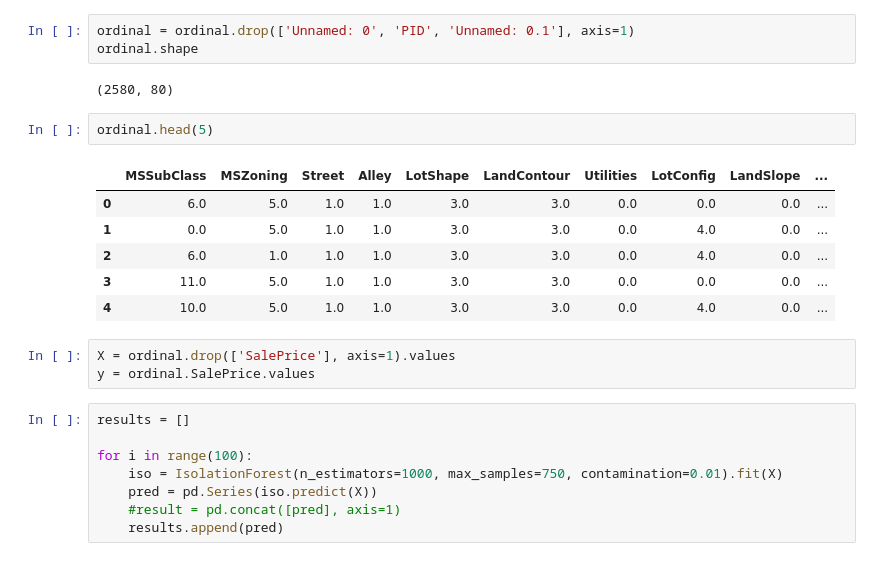
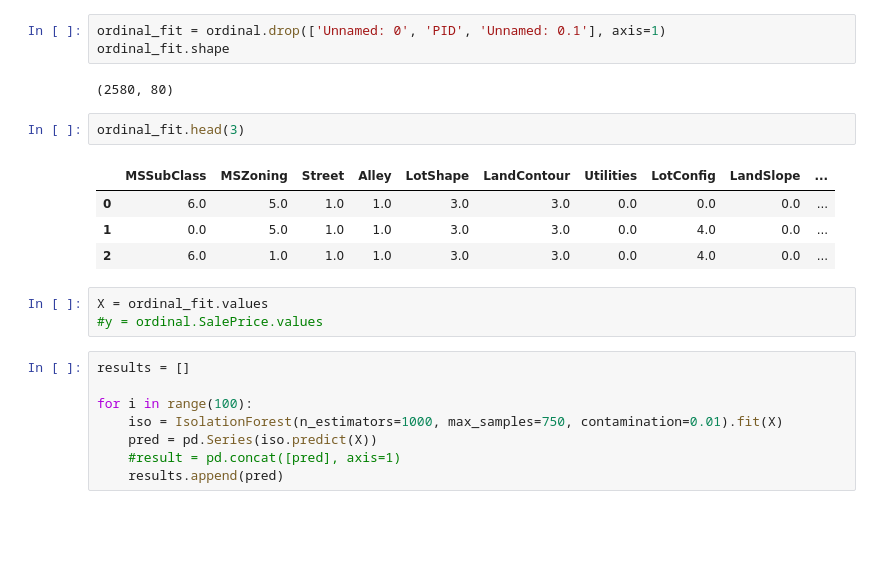
Before and after one commit to BPM1401/Go-Big-Or-Go-Home, a Jupyter notebook: Model Performance/Remove Outliers/Isolation Forest.ipynb, the cells around one changed output. Cells and saved outputs as stored; diff of their text form; blank space fills up the shorter version.

```diff
--- a/Model Performance/Remove Outliers/Isolation Forest.ipynb
+++ b/Model Performance/Remove Outliers/Isolation Forest.ipynb
@@ -17,22 +17,20 @@ ordinal.shape
 # %% [output]
 (2580, 83)
 # %%
-ordinal = ordinal.drop(['Unnamed: 0', 'PID', 'Unnamed: 0.1'], axis=1)
-ordinal.shape
+ordinal_fit = ordinal.drop(['Unnamed: 0', 'PID', 'Unnamed: 0.1'], axis=1)
+ordinal_fit.shape
 # %% [output]
 (2580, 80)
 # %%
-ordinal.head(5)
+ordinal_fit.head(3)
 # %% [output]
 |  | MSSubClass | MSZoning | Street | Alley | LotShape | LandContour | Utilities | LotConfig | LandSlope | ... |
 | 0 | 6.0 | 5.0 | 1.0 | 1.0 | 3.0 | 3.0 | 0.0 | 0.0 | 0.0 | ... |
 | 1 | 0.0 | 5.0 | 1.0 | 1.0 | 3.0 | 3.0 | 0.0 | 4.0 | 0.0 | ... |
 | 2 | 6.0 | 1.0 | 1.0 | 1.0 | 3.0 | 3.0 | 0.0 | 4.0 | 0.0 | ... |
-| 3 | 11.0 | 5.0 | 1.0 | 1.0 | 3.0 | 3.0 | 0.0 | 0.0 | 0.0 | ... |
-| 4 | 10.0 | 5.0 | 1.0 | 1.0 | 3.0 | 3.0 | 0.0 | 4.0 | 0.0 | ... |
 # %%
-X = ordinal.drop(['SalePrice'], axis=1).values
-y = ordinal.SalePrice.values
+X = ordinal_fit.values
+#y = ordinal.SalePrice.values
 # %%
 results = []
 
```
Also changed, not shown: parts of 14 cells of this notebook, 25 other files.
